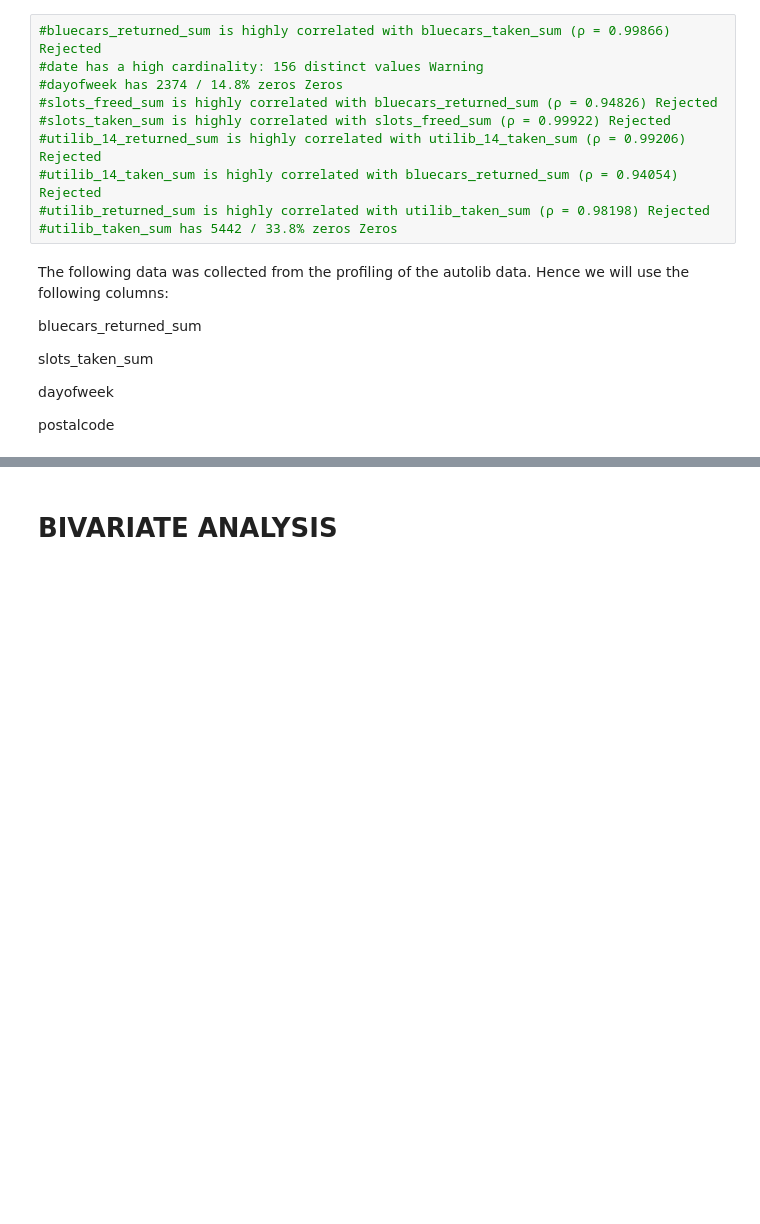
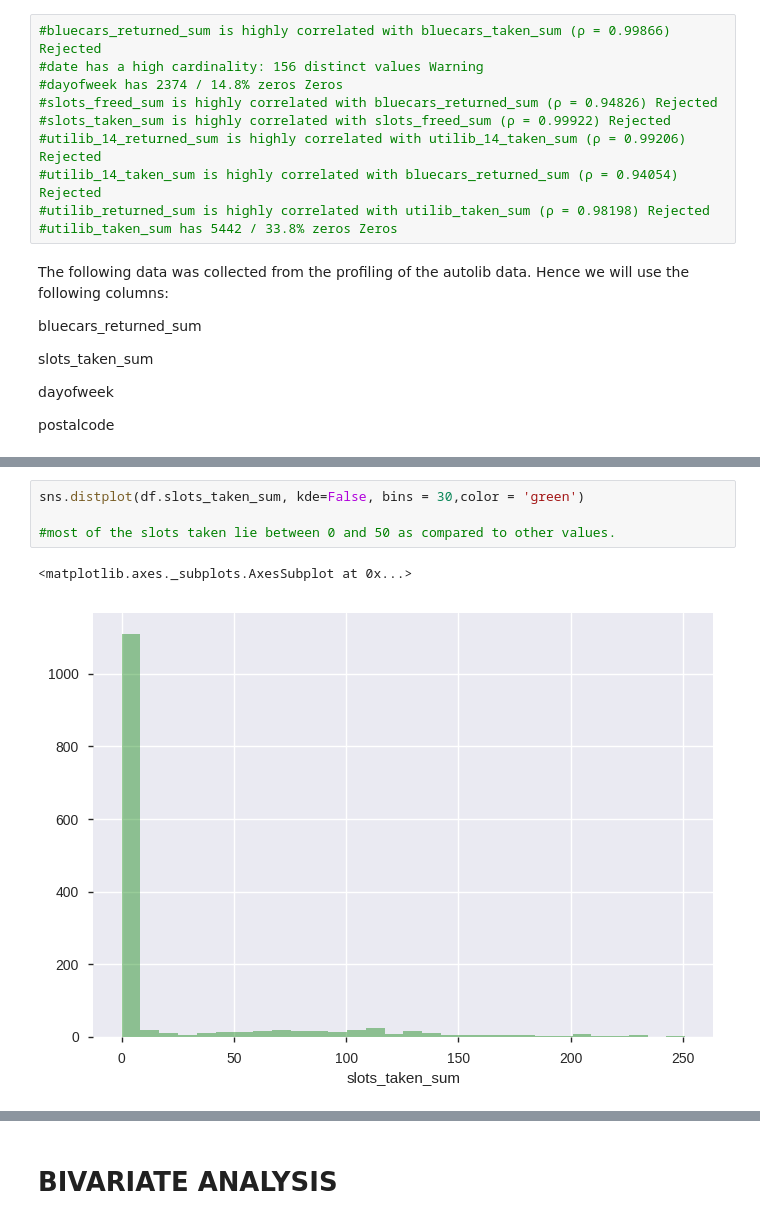
Before and after one commit to cecilia-wanja/An-analysis-of-electric-cars, a Jupyter notebook: Moringa_Data_Science_Core_W3_Independent_Project_2019_23rd_Cecilia_Gichohi_Python_Notebook.ipynb, the cells around one changed output, grey strips where cells are left out. Saved outputs shown, nothing was run; the diff lists cells and outputs as text; blank space fills up the shorter version.

```diff
--- a/Moringa_Data_Science_Core_W3_Independent_Project_2019_23rd_Cecilia_Gichohi_Python_Notebook.ipynb
+++ b/Moringa_Data_Science_Core_W3_Independent_Project_2019_23rd_Cecilia_Gichohi_Python_Notebook.ipynb
@@ -302,0 +311,7 @@ postalcode
+# %%
+sns.distplot(df.slots_taken_sum, kde=False, bins = 30,color = 'green')
+
+#most of the slots taken lie between 0 and 50 as compared to other values.
+# %% [output]
+<matplotlib.axes._subplots.AxesSubplot at 0x...>
+[figure, added]
```
Also changed, not shown: parts of 33 cells of this notebook.
